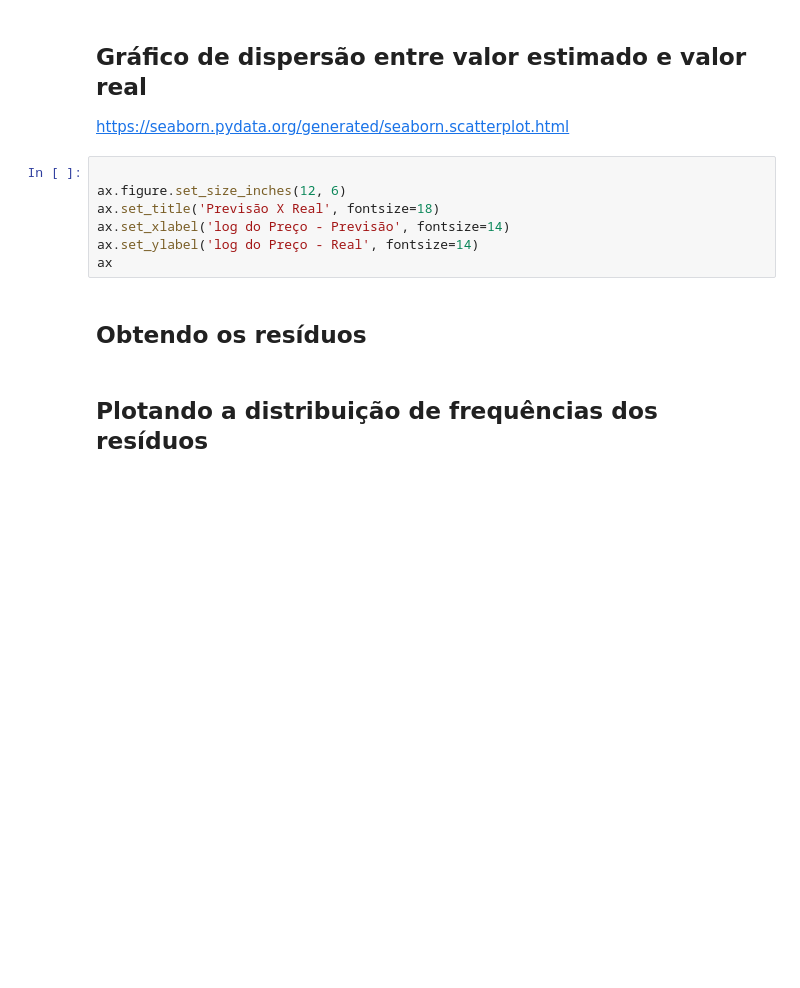
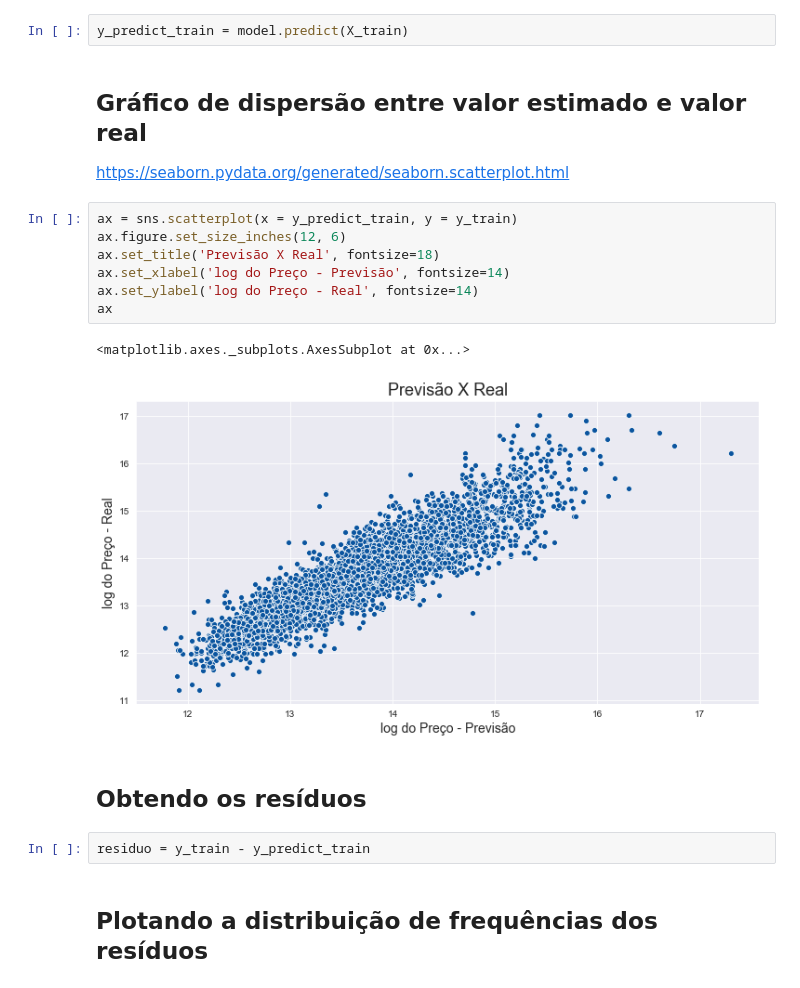
Before and after one commit to Igorth/alura_data_science, a Jupyter notebook: Data Science - Regressao Linear, assimetria, statsmodel/Projeto/Regressao Linear.ipynb, the cells around one changed output. Saved outputs shown, nothing was run; the diff lists cells and outputs as text; blank space fills up the shorter version.

```diff
--- a/Data Science - Regressao Linear, assimetria, statsmodel/Projeto/Regressao Linear.ipynb
+++ b/Data Science - Regressao Linear, assimetria, statsmodel/Projeto/Regressao Linear.ipynb
@@ -521,19 +570,26 @@ https://docs.scipy.org/doc/numpy/reference/generated/numpy.append.html?#numpy.ap
 <hr style='border: 2px solid red;'>
 # %% [markdown]
 ## Gerando as previsões do modelo para os dados de TREINO
+# %%
+y_predict_train = model.predict(X_train)
 # %% [markdown]
 ## Gráfico de dispersão entre valor estimado e valor real
 
 https://seaborn.pydata.org/generated/seaborn.scatterplot.html
 # %%
-
+ax = sns.scatterplot(x = y_predict_train, y = y_train)
 ax.figure.set_size_inches(12, 6)
 ax.set_title('Previsão X Real', fontsize=18)
 ax.set_xlabel('log do Preço - Previsão', fontsize=14)
 ax.set_ylabel('log do Preço - Real', fontsize=14)
 ax
+# %% [output]
+<matplotlib.axes._subplots.AxesSubplot at 0x...>
+[figure, added]
 # %% [markdown]
 ## Obtendo os resíduos
+# %%
+residuo = y_train - y_predict_train
 # %% [markdown]
 ## Plotando a distribuição de frequências dos resíduos
 # %%
```
Also changed, not shown: parts of 14 cells of this notebook.
